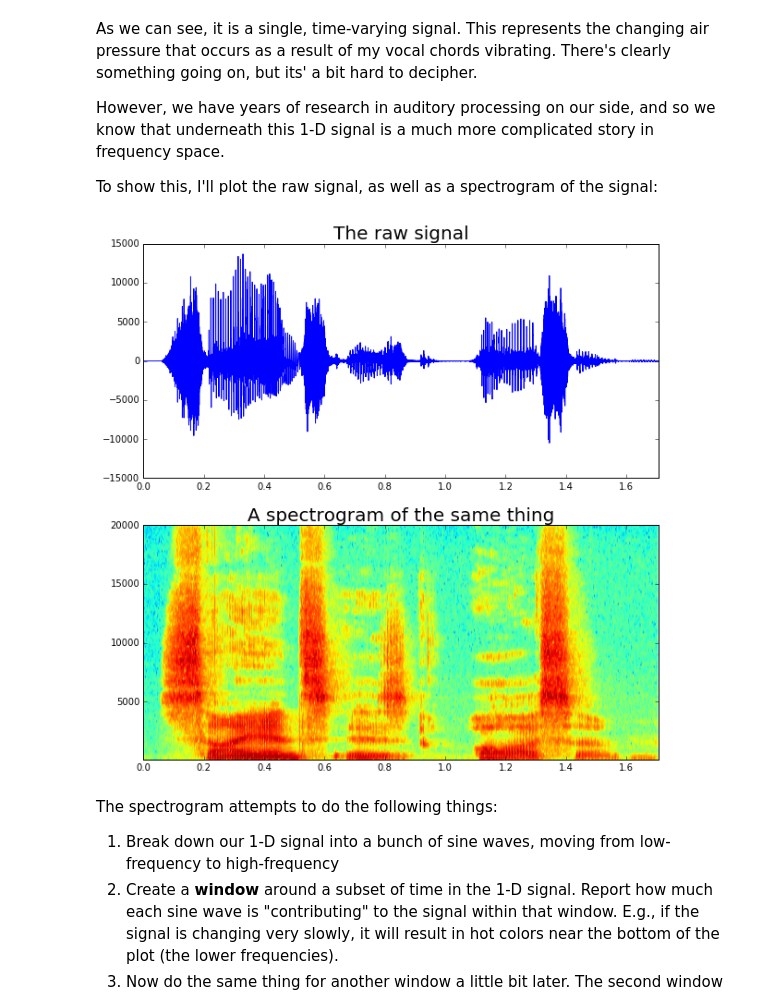
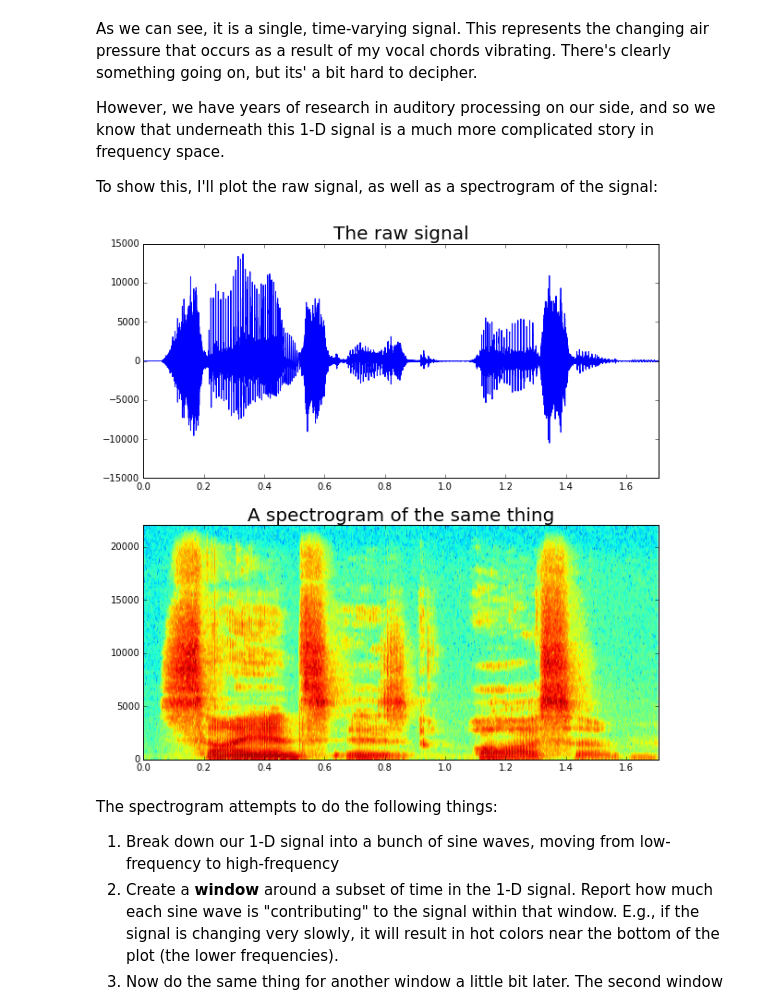
Before and after one commit to choldgraf/write-ups, a Jupyter notebook: comp/time_frequency_tradeoff.ipynb, the cells around one changed output. Saved outputs shown, nothing was run; the diff lists cells and outputs as text; code cells hidden in the pictures.

```diff
--- a/comp/time_frequency_tradeoff.ipynb
+++ b/comp/time_frequency_tradeoff.ipynb
@@ -37,13 +37,13 @@ To show this, I'll plot the raw signal, as well as a spectrogram of the signal:
 # %%
 f, axs = plt.subplots(2, 1, figsize=(10, 10))
 axs[0].plot(times, data)
 _ = axs[0].set_title('The raw signal', fontsize=20)
-_ = axs[1].specgram(data, Fs=fs)
+spec, freqs, spec_times, _ = axs[1].specgram(data, Fs=fs)
 _ = axs[1].set_title('A spectrogram of the same thing', fontsize=20)
 _ = plt.setp(axs, xlim=[times.min(), times.max()])
 _ = plt.setp(axs[1], ylim=[freqs.min(), freqs.max()])
 # %% [output]
-[figure, old version]
+[figure, new version]
 # %% [markdown]
 The spectrogram attempts to do the following things:
 
```
Also changed, not shown: parts of 4 cells of this notebook.
